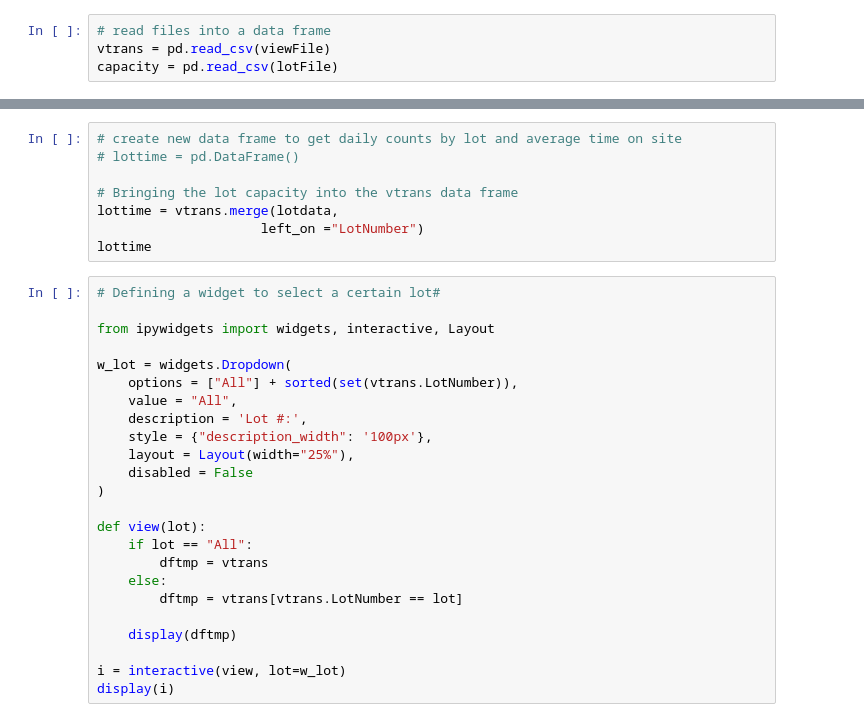
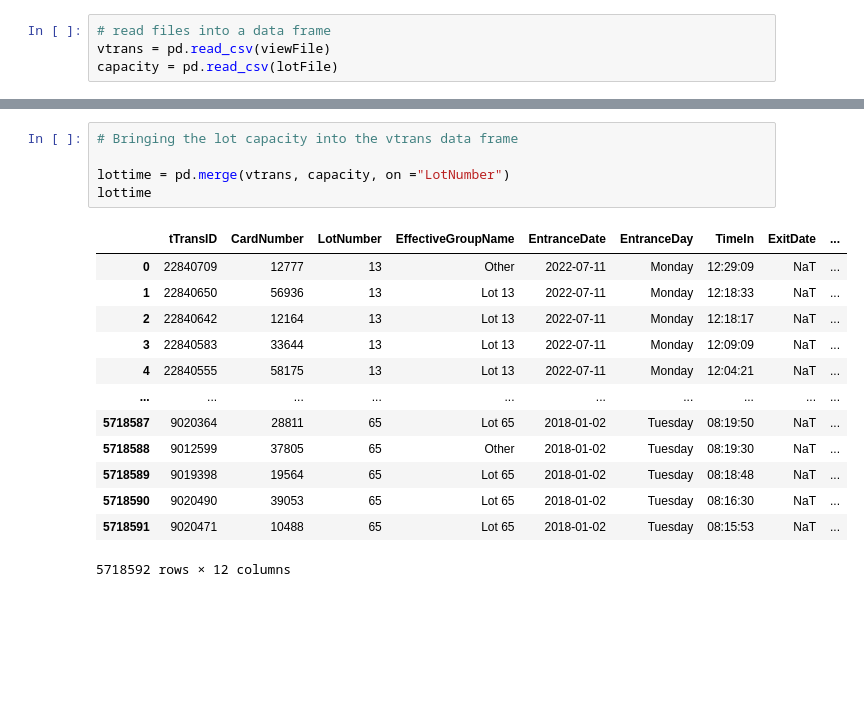
Before and after one commit to jacobbp25/Group5Project, a Jupyter notebook: Parking_m.ipynb, the cells around one changed output, grey strips where cells are left out. Drawn from its saved outputs; the diff is of its cells as text; blank space fills up the shorter version.

```diff
--- a/Parking_m.ipynb
+++ b/Parking_m.ipynb
@@ -96,32 +161,19 @@ e_count
 # %%
-# create new data frame to get daily counts by lot and average time on site
-# lottime = pd.DataFrame()
+# Bringing the lot capacity into the vtrans data frame
 
-# Bringing the lot capacity into the vtrans data frame
-lottime = vtrans.merge(lotdata,
-                     left_on ="LotNumber")
+lottime = pd.merge(vtrans, capacity, on ="LotNumber")
 lottime
+# %% [output]
+|  | tTransID | CardNumber | LotNumber | EffectiveGroupName | EntranceDate | EntranceDay | TimeIn | ExitDate | ... |
+| 0 | 22840709 | 12777 | 13 | Other | 2022-07-11 | Monday | 12:29:09 | NaT | ... |
+| 1 | 22840650 | 56936 | 13 | Lot 13 | 2022-07-11 | Monday | 12:18:33 | NaT | ... |
+| 2 | 22840642 | 12164 | 13 | Lot 13 | 2022-07-11 | Monday | 12:18:17 | NaT | ... |
+| 3 | 22840583 | 33644 | 13 | Lot 13 | 2022-07-11 | Monday | 12:09:09 | NaT | ... |
+| 4 | 22840555 | 58175 | 13 | Lot 13 | 2022-07-11 | Monday | 12:04:21 | NaT | ... |
+| ... | ... | ... | ... | ... | ... | ... | ... | ... | ... |
+| 5718587 | 9020364 | 28811 | 65 | Lot 65 | 2018-01-02 | Tuesday | 08:19:50 | NaT | ... |
+| 5718588 | 9012599 | 37805 | 65 | Other | 2018-01-02 | Tuesday | 08:19:30 | NaT | ... |
+| 5718589 | 9019398 | 19564 | 65 | Lot 65 | 2018-01-02 | Tuesday | 08:18:48 | NaT | ... |
+| 5718590 | 9020490 | 39053 | 65 | Lot 65 | 2018-01-02 | Tuesday | 08:16:30 | NaT | ... |
+| 5718591 | 9020471 | 10488 | 65 | Lot 65 | 2018-01-02 | Tuesday | 08:15:53 | NaT | ... |
+5718592 rows × 12 columns
-# %%
-# Defining a widget to select a certain lot#
-
-from ipywidgets import widgets, interactive, Layout
-
-w_lot = widgets.Dropdown(
-    options = ["All"] + sorted(set(vtrans.LotNumber)),
-    value = "All",
-    description = 'Lot #:',
-    style = {"description_width": '100px'},
-    layout = Layout(width="25%"),
-    disabled = False
-)
-
-def view(lot):
-    if lot == "All":
-        dftmp = vtrans
-    else:
-        dftmp = vtrans[vtrans.LotNumber == lot]
-
-    display(dftmp)
-
-i = interactive(view, lot=w_lot)
-display(i)
```
Also changed, not shown: parts of 25 cells of this notebook.
